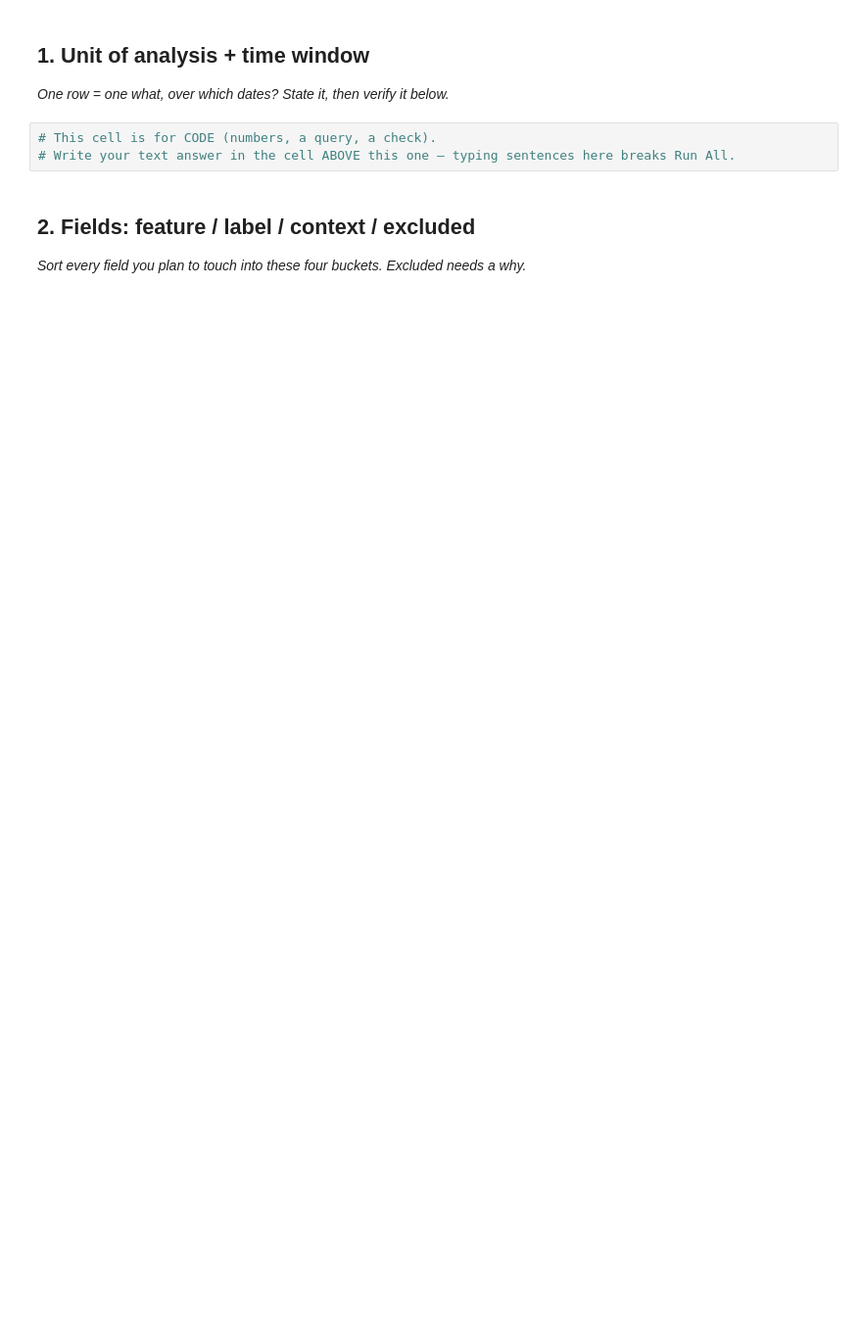
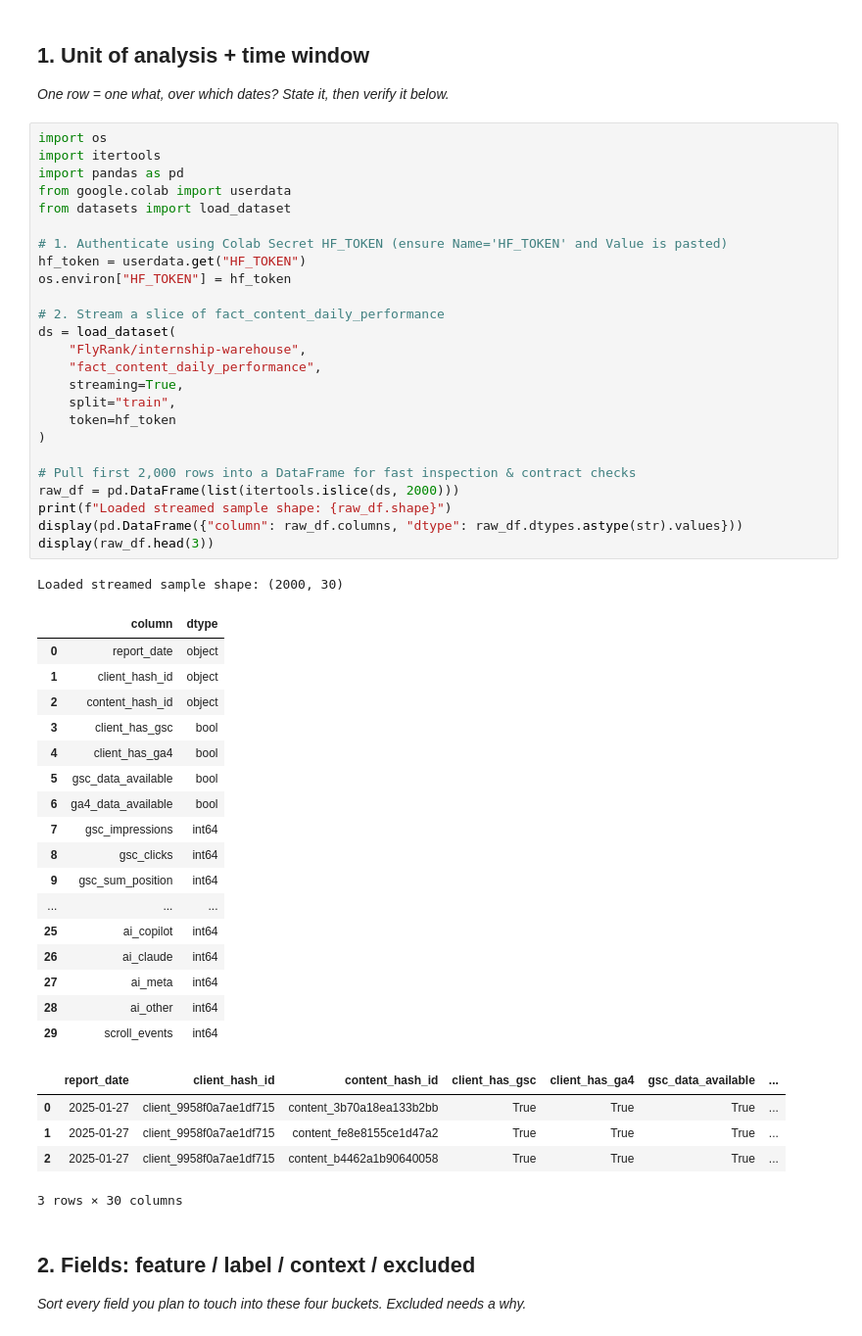
Before and after one commit to ashu141d/flyrank-ml-internship, a Jupyter notebook: work/notebooks/w03_data_contract.ipynb, the cells around one changed output. Shown at 98% size. Cells and saved outputs as stored; diff of their text form; blank space fills up the shorter version.

```diff
--- a/work/notebooks/w03_data_contract.ipynb
+++ b/work/notebooks/w03_data_contract.ipynb
@@ -10,9 +32,55 @@ This skeleton is yours to fill. Work the sections **in order** — each one has
 ## 1. Unit of analysis + time window
 
 *One row = one what, over which dates? State it, then verify it below.*
-# %%
-# This cell is for CODE (numbers, a query, a check).
-# Write your text answer in the cell ABOVE this one — typing sentences here breaks Run All.
+# %%
+import os
+import itertools
+import pandas as pd
+from google.colab import userdata
+from datasets import load_dataset
+
+# 1. Authenticate using Colab Secret HF_TOKEN (ensure Name='HF_TOKEN' and Value is pasted)
+hf_token = userdata.get("HF_TOKEN")
+os.environ["HF_TOKEN"] = hf_token
+
+# 2. Stream a slice of fact_content_daily_performance
+ds = load_dataset(
+    "FlyRank/internship-warehouse",
+    "fact_content_daily_performance",
+    streaming=True,
+    split="train",
+    token=hf_token
+)
+
+# Pull first 2,000 rows into a DataFrame for fast inspection & contract checks
+raw_df = pd.DataFrame(list(itertools.islice(ds, 2000)))
+print(f"Loaded streamed sample shape: {raw_df.shape}")
+display(pd.DataFrame({"column": raw_df.columns, "dtype": raw_df.dtypes.astype(str).values}))
+display(raw_df.head(3))
+# %% [output]
+Loaded streamed sample shape: (2000, 30)
+|  | column | dtype |
+| 0 | report_date | object |
+| 1 | client_hash_id | object |
+| 2 | content_hash_id | object |
+| 3 | client_has_gsc | bool |
+| 4 | client_has_ga4 | bool |
+| 5 | gsc_data_available | bool |
+| 6 | ga4_data_available | bool |
+| 7 | gsc_impressions | int64 |
+| 8 | gsc_clicks | int64 |
+| 9 | gsc_sum_position | int64 |
+| ... | ... | ... |
+| 25 | ai_copilot | int64 |
+| 26 | ai_claude | int64 |
+| 27 | ai_meta | int64 |
+| 28 | ai_other | int64 |
+| 29 | scroll_events | int64 |
+|  | report_date | client_hash_id | content_hash_id | client_has_gsc | client_has_ga4 | gsc_data_available | ... |
+| 0 | 2025-01-27 | client_9958f0a7ae1df715 | content_3b70a18ea133b2bb | True | True | True | ... |
+| 1 | 2025-01-27 | client_9958f0a7ae1df715 | content_fe8e8155ce1d47a2 | True | True | True | ... |
+| 2 | 2025-01-27 | client_9958f0a7ae1df715 | content_b4462a1b90640058 | True | True | True | ... |
+3 rows × 30 columns
 # %% [markdown]
 ## 2. Fields: feature / label / context / excluded
 
```
Also changed, not shown: parts of 7 cells of this notebook.
